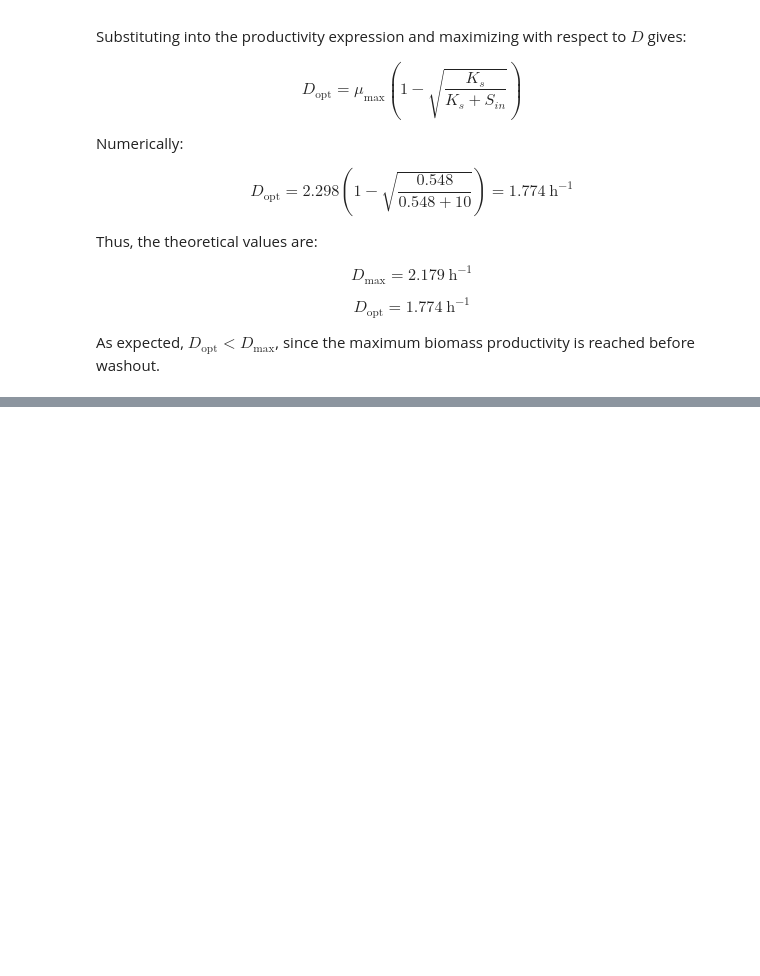
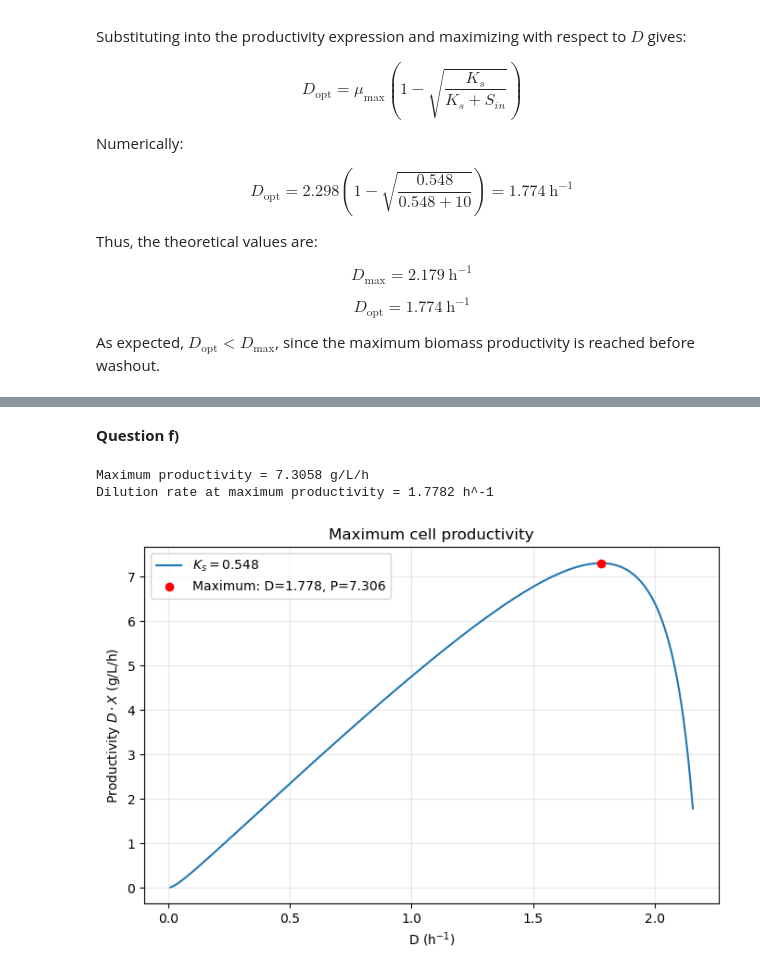
Before and after one commit to vicollari/bioreactor_simulation, a Jupyter notebook: bioreactor_simulation/project2/exercise4.ipynb, the cells around one changed output, grey strips where cells are left out. Saved outputs shown, nothing was run; the diff lists cells and outputs as text; code cells hidden in the pictures; blank space fills up the shorter version.

```diff
--- a/bioreactor_simulation/project2/exercise4.ipynb
+++ b/bioreactor_simulation/project2/exercise4.ipynb
@@ -360,0 +522,28 @@ As expected, $D_{\mathrm{opt}} < D_{\max}$, since the maximum biomass productivi
+# %% [markdown]
+**Question f)**
+# %%
+import numpy as np
+
+idx_max = np.nanargmax(P_model)
+
+D_opt_num = D_range[idx_max]
+P_max = P_model[idx_max]
+
+print(f"Maximum productivity = {P_max:.4f} g/L/h")
+print(f"Dilution rate at maximum productivity = {D_opt_num:.4f} h^-1")
+
+plt.figure(figsize=(8,5))
+plt.plot(D_range, P_model, label=r"$K_s = 0.548$")
+plt.scatter(D_opt_num, P_max, color="red", zorder=5,
+            label=f"Maximum: D={D_opt_num:.3f}, P={P_max:.3f}")
+
+plt.xlabel("D (h$^{-1}$)")
+plt.ylabel("Productivity $D \cdot X$ (g/L/h)")
+plt.title("Maximum cell productivity")
+plt.grid(True, alpha=0.3)
+plt.legend()
+plt.show()
+# %% [output]
+Maximum productivity = 7.3058 g/L/h
+Dilution rate at maximum productivity = 1.7782 h^-1
+[figure, added]
```
Also changed, not shown: parts of 10 cells of this notebook, 3 other files.
